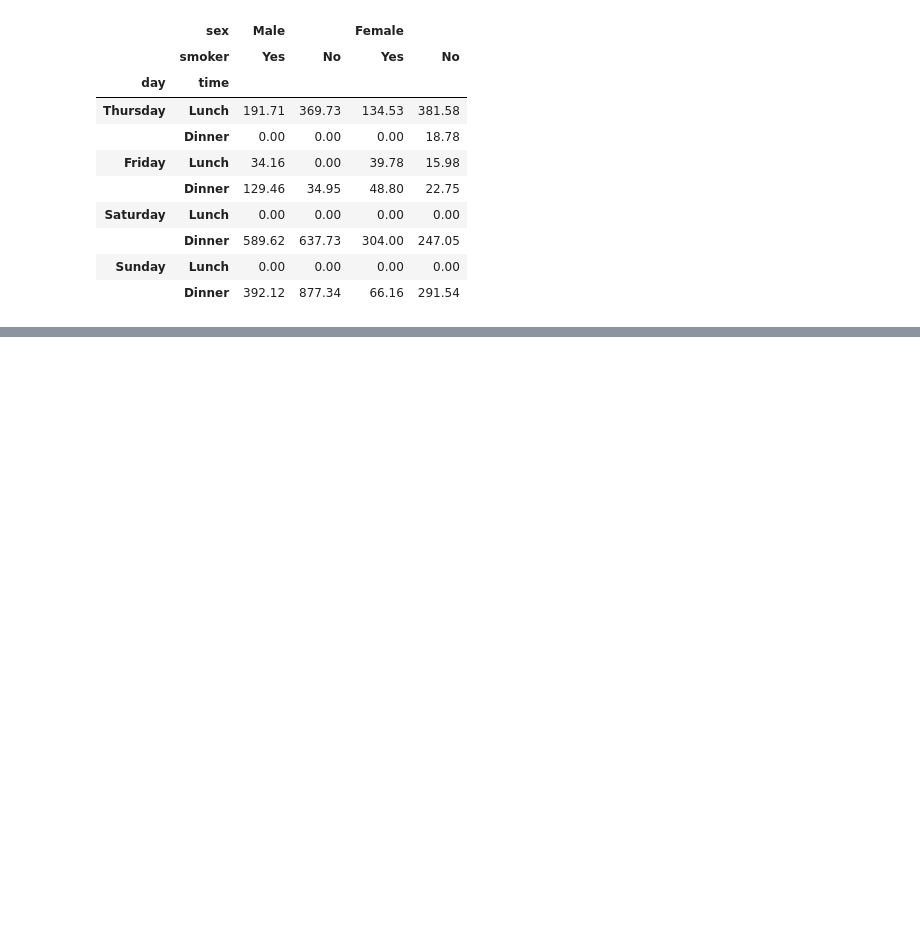
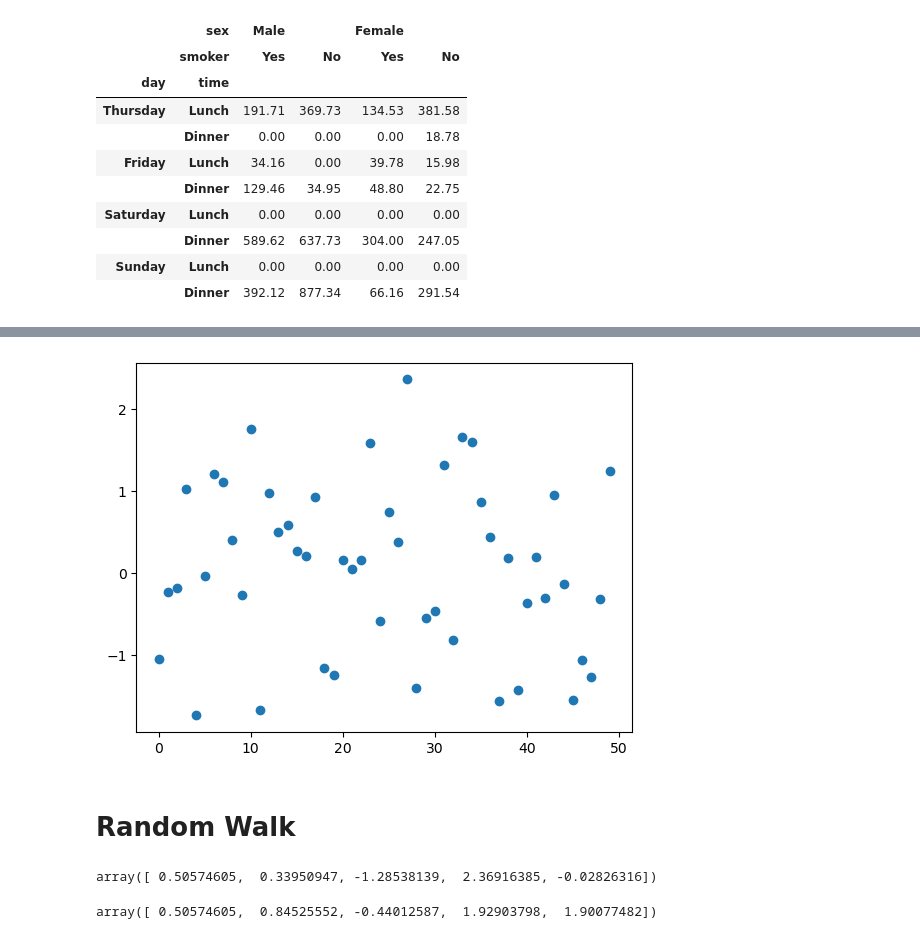
Before and after one commit to Dans182/jupyter-python, a Jupyter notebook: Daniel/20240416.ipynb, the cells around one changed output, grey strips where cells are left out. Drawn from its saved outputs; the diff is of its cells as text; code cells hidden in the pictures; blank space fills up the shorter version.

```diff
--- a/Daniel/20240416.ipynb
+++ b/Daniel/20240416.ipynb
@@ -251,0 +284,2 @@ tips.pivot_table(index = ["day", "time"], columns = ["sex", "smoker"], values =
+# %%
+generator = np.random.Generator(np.random.PCG64(seed = 0))
@@ -251,0 +290,8 @@ tips.pivot_table(index = ["day", "time"], columns = ["sex", "smoker"], values =
+# %%
+a = generator.normal(0, 1, size = 50)
+# %%
+plt.scatter(range(len(a)), a);
+# %% [output]
+[figure, added]
+# %% [markdown]
+# Random Walk
@@ -251,0 +300,9 @@ tips.pivot_table(index = ["day", "time"], columns = ["sex", "smoker"], values =
+# %%
+a = generator.normal(0, 1, size = 5)
+a
+# %% [output]
+array([ 0.50574605,  0.33950947, -1.28538139,  2.36916385, -0.02826316])
+# %%
+a.cumsum()
+# %% [output]
+array([ 0.50574605,  0.84525552, -0.44012587,  1.92903798,  1.90077482])
```
Also changed, not shown: parts of 13 cells of this notebook.
